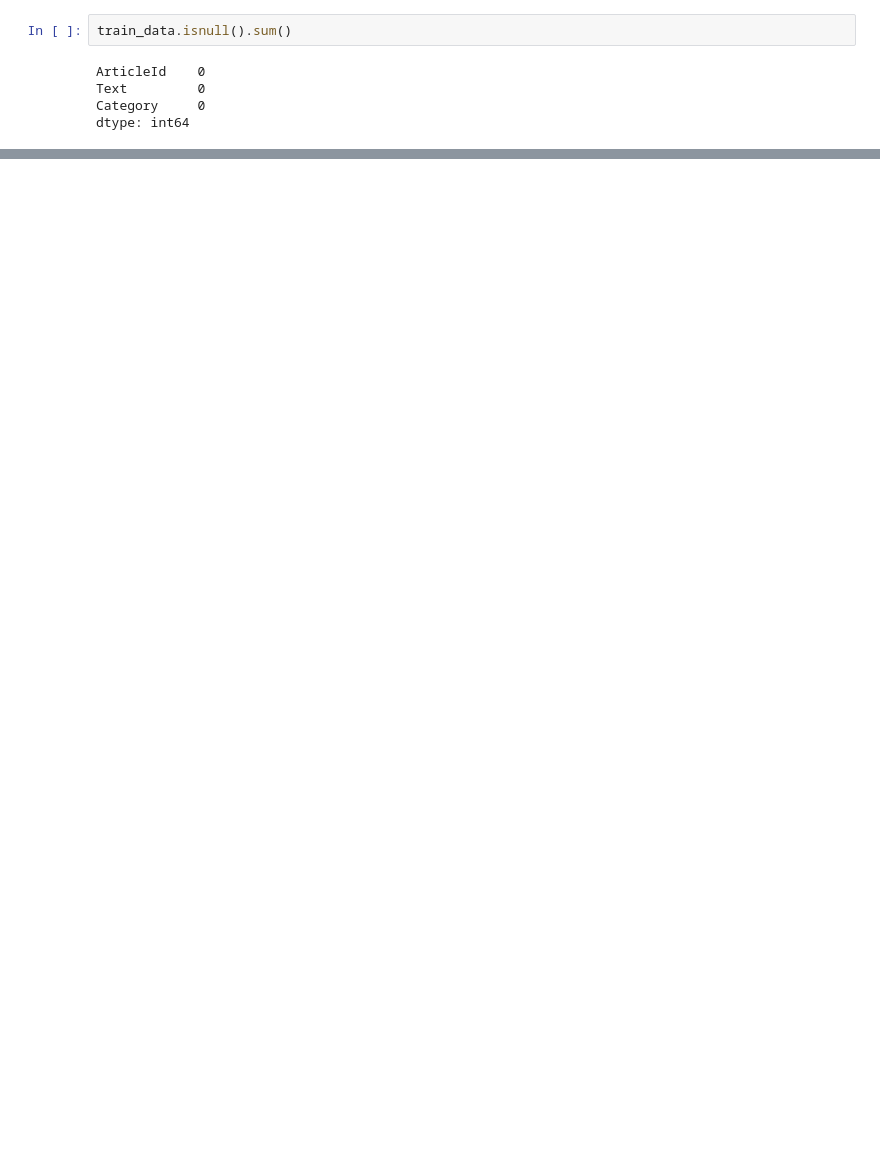
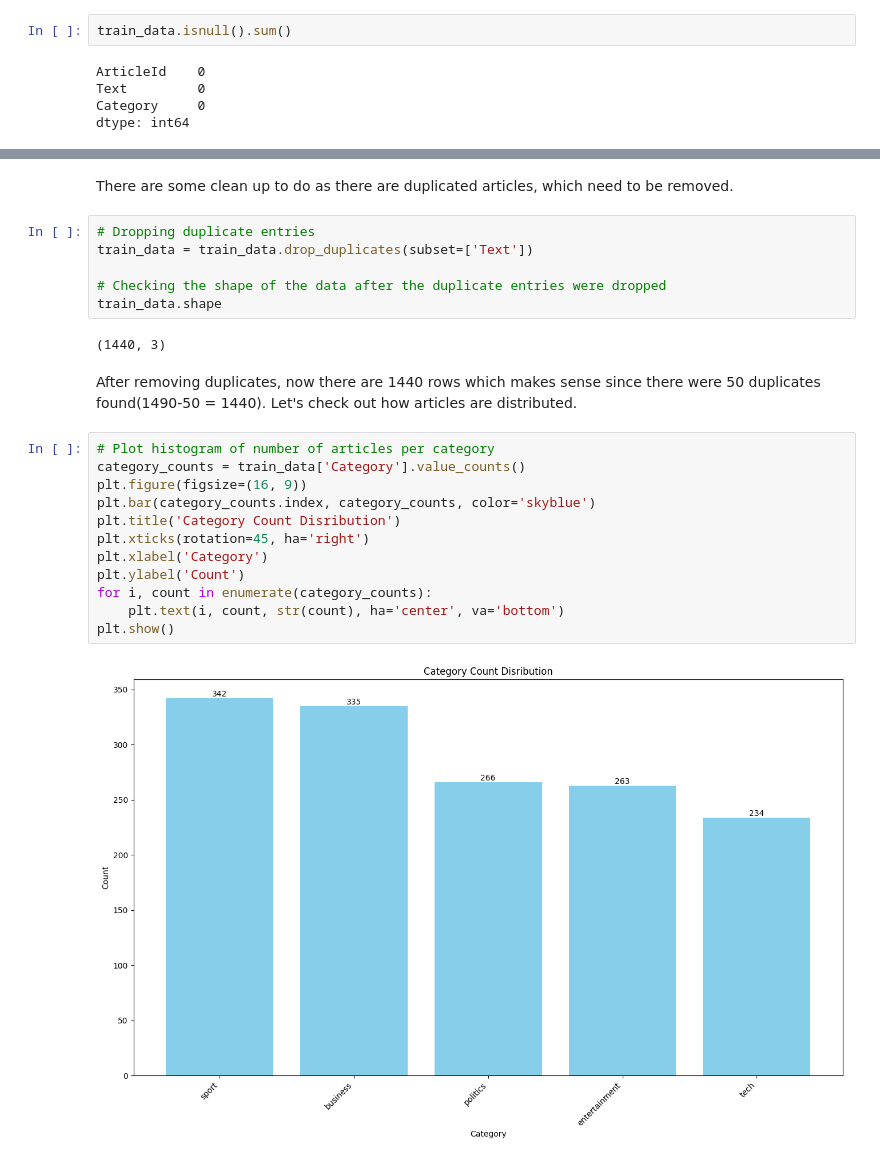
Before and after one commit to JudoboyAlex/bbc_news_classification, a Jupyter notebook: bbc_news_classification.ipynb, the cells around one changed output, grey strips where cells are left out. Drawn from its saved outputs; the diff is of its cells as text; blank space fills up the shorter version.

Commit message:
adding data cleaning process

```diff
--- a/bbc_news_classification.ipynb
+++ b/bbc_news_classification.ipynb
@@ -70,0 +117,27 @@ There are no null values in this data, which makes it very easy to work with, si
+# %% [markdown]
+There are some clean up to do as there are duplicated articles, which need to be removed.
+# %%
+# Dropping duplicate entries
+train_data = train_data.drop_duplicates(subset=['Text'])
+
+# Checking the shape of the data after the duplicate entries were dropped
+train_data.shape
+# %% [output]
+(1440, 3)
+# %% [markdown]
+After removing duplicates, now there are 1440 rows which makes sense since there were 50 duplicates found(1490-50 = 1440).
+Let's check out how articles are distributed.
+# %%
+# Plot histogram of number of articles per category
+category_counts = train_data['Category'].value_counts()
+plt.figure(figsize=(16, 9))
+plt.bar(category_counts.index, category_counts, color='skyblue')
+plt.title('Category Count Disribution')
+plt.xticks(rotation=45, ha='right')
+plt.xlabel('Category')
+plt.ylabel('Count')
+for i, count in enumerate(category_counts):
+    plt.text(i, count, str(count), ha='center', va='bottom')
+plt.show()
+# %% [output]
+[figure, added]
```
Also changed, not shown: parts of 13 cells of this notebook.
